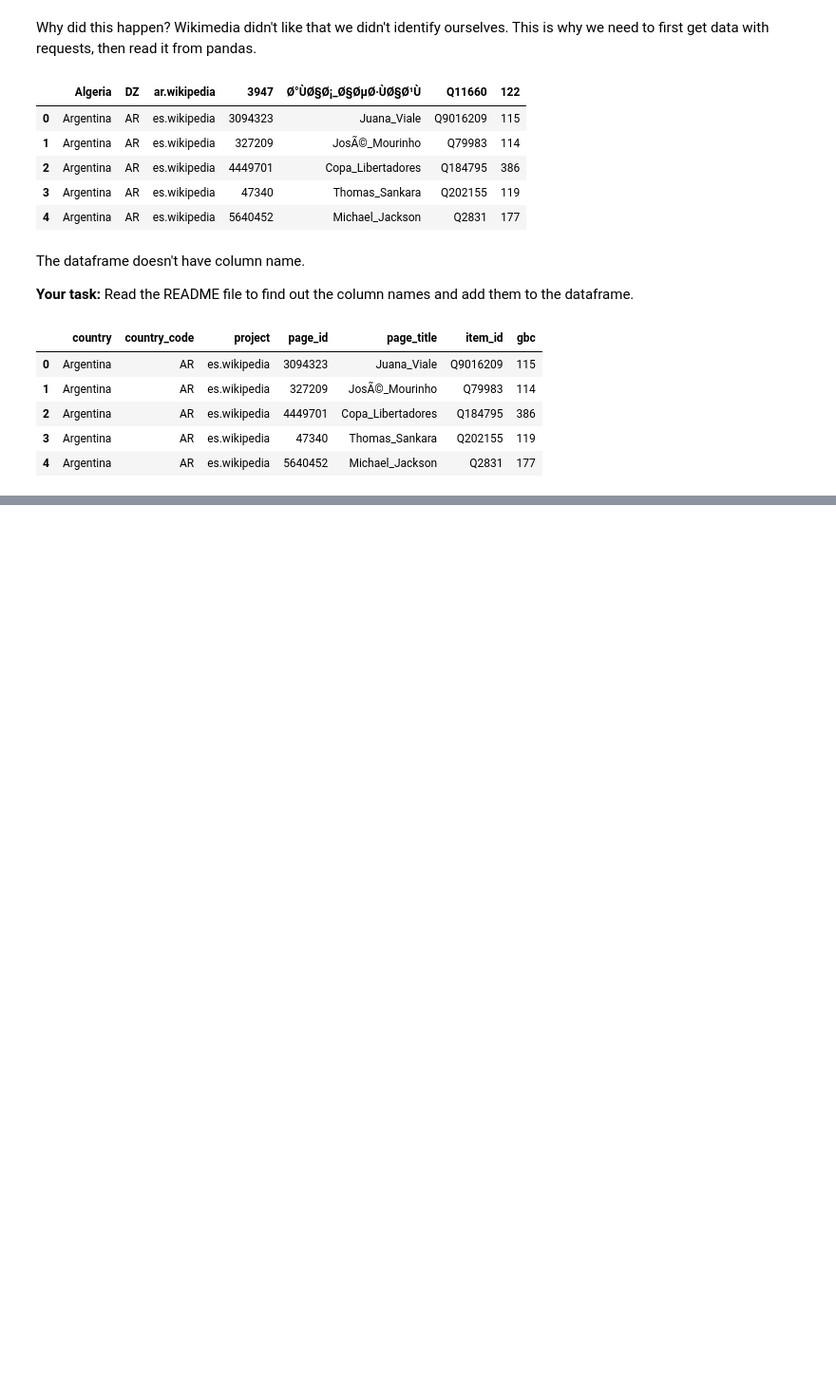
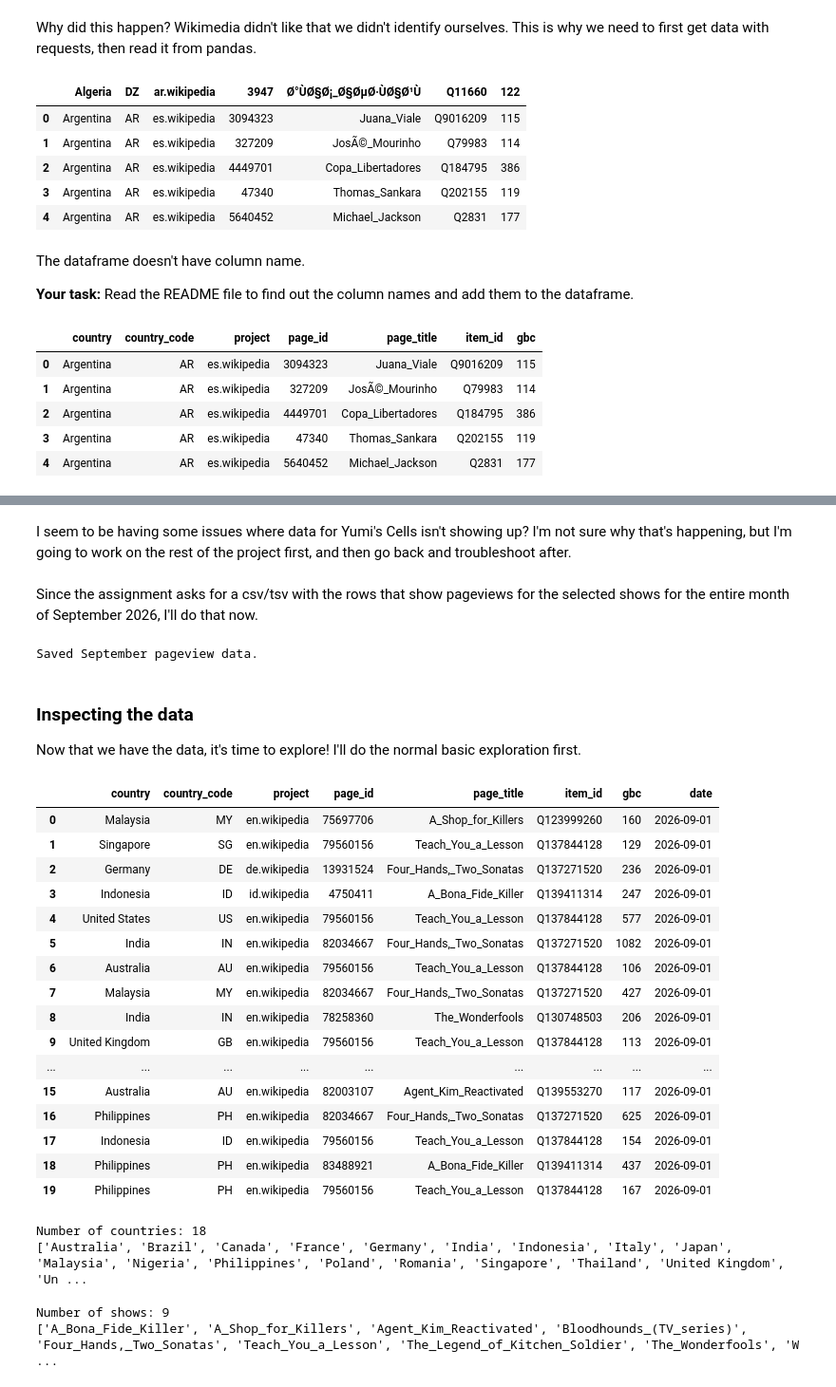
Before and after one commit to kailynlau/cs315-week5-tasks-lab, a Jupyter notebook: week5-wed-notebook.ipynb, the cells around one changed output, grey strips where cells are left out. Shown at 95% size. Cells and saved outputs as stored; diff of their text form; code cells hidden in the pictures; blank space fills up the shorter version.

Commit message:
First attempt of wiki/MDL task

```diff
--- a/week5-wed-notebook.ipynb
+++ b/week5-wed-notebook.ipynb
@@ -366,0 +555,53 @@ df.head()
+# %% [markdown]
+I seem to be having some issues where data for Yumi's Cells isn't showing up? I'm not sure why that's happening, but I'm going to work on the rest of the project first, and then go back and troubleshoot after.
+# %% [markdown]
+Since the assignment asks for a csv/tsv with the rows that show pageviews for the selected shows for the entire month of September 2026, I'll do that now.
+# %%
+september_df.to_csv(
+    "september_2026_kdrama_pageviews.csv",
+    index=False
+)
+
+print("Saved September pageview data.")
+# %% [output]
+Saved September pageview data.
+# %% [markdown]
+### Inspecting the data
+
+Now that we have the data, it's time to explore! I'll do the normal basic exploration first.
+# %%
+september_df.head(20)
+# %% [output]
+|  | country | country_code | project | page_id | page_title | item_id | gbc | date |
+| 0 | Malaysia | MY | en.wikipedia | 75697706 | A_Shop_for_Killers | Q123999260 | 160 | 2026-09-01 |
+| 1 | Singapore | SG | en.wikipedia | 79560156 | Teach_You_a_Lesson | Q137844128 | 129 | 2026-09-01 |
+| 2 | Germany | DE | de.wikipedia | 13931524 | Four_Hands,_Two_Sonatas | Q137271520 | 236 | 2026-09-01 |
+| 3 | Indonesia | ID | id.wikipedia | 4750411 | A_Bona_Fide_Killer | Q139411314 | 247 | 2026-09-01 |
+| 4 | United States | US | en.wikipedia | 79560156 | Teach_You_a_Lesson | Q137844128 | 577 | 2026-09-01 |
+| 5 | India | IN | en.wikipedia | 82034667 | Four_Hands,_Two_Sonatas | Q137271520 | 1082 | 2026-09-01 |
+| 6 | Australia | AU | en.wikipedia | 79560156 | Teach_You_a_Lesson | Q137844128 | 106 | 2026-09-01 |
+| 7 | Malaysia | MY | en.wikipedia | 82034667 | Four_Hands,_Two_Sonatas | Q137271520 | 427 | 2026-09-01 |
+| 8 | India | IN | en.wikipedia | 78258360 | The_Wonderfools | Q130748503 | 206 | 2026-09-01 |
+| 9 | United Kingdom | GB | en.wikipedia | 79560156 | Teach_You_a_Lesson | Q137844128 | 113 | 2026-09-01 |
+| ... | ... | ... | ... | ... | ... | ... | ... | ... |
+| 15 | Australia | AU | en.wikipedia | 82003107 | Agent_Kim_Reactivated | Q139553270 | 117 | 2026-09-01 |
+| 16 | Philippines | PH | en.wikipedia | 82034667 | Four_Hands,_Two_Sonatas | Q137271520 | 625 | 2026-09-01 |
+| 17 | Indonesia | ID | en.wikipedia | 79560156 | Teach_You_a_Lesson | Q137844128 | 154 | 2026-09-01 |
+| 18 | Philippines | PH | en.wikipedia | 83488921 | A_Bona_Fide_Killer | Q139411314 | 437 | 2026-09-01 |
+| 19 | Philippines | PH | en.wikipedia | 79560156 | Teach_You_a_Lesson | Q137844128 | 167 | 2026-09-01 |
+# %%
+countries = sorted(september_df["country"].unique())
+
+print("Number of countries:", len(countries))
+print(countries)
+# %% [output]
+Number of countries: 18
+['Australia', 'Brazil', 'Canada', 'France', 'Germany', 'India', 'Indonesia', 'Italy', 'Japan', 'Malaysia', 'Nigeria', 'Philippines', 'Poland', 'Romania', 'Singapore', 'Thailand', 'United Kingdom', 'Un ...
+# %%
+shows_in_data = sorted(september_df["page_title"].unique())
+
+print("Number of shows:", len(shows_in_data))
+print(shows_in_data)
+# %% [output]
+Number of shows: 9
+['A_Bona_Fide_Killer', 'A_Shop_for_Killers', 'Agent_Kim_Reactivated', 'Bloodhounds_(TV_series)', 'Four_Hands,_Two_Sonatas', 'Teach_You_a_Lesson', 'The_Legend_of_Kitchen_Soldier', 'The_Wonderfools', 'W ...
```
Also changed, not shown: parts of 20 cells of this notebook, 1 other file.
